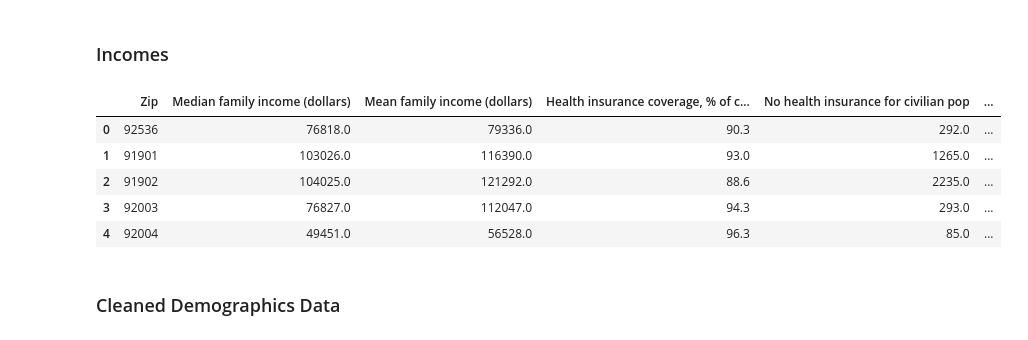
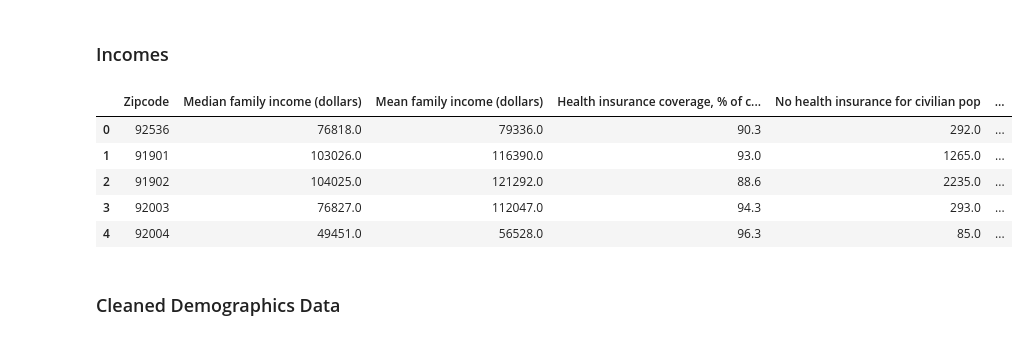
Before and after one commit to renaldyh27/COVID-Cool-for-School, a Jupyter notebook: Everything Cleaned.ipynb, the cells around one changed output. Drawn from its saved outputs; the diff is of its cells as text; code cells hidden in the pictures.

```diff
--- a/Everything Cleaned.ipynb
+++ b/Everything Cleaned.ipynb
@@ -207,35 +207,35 @@ incomes_clean["Households with income $0-34,999"] = (incomes_classes["Hholds wit
                                                + incomes_classes["Hholds with income $10,000 to $14,999#number"]
                                                + incomes_classes["Hholds with income $15,000 to $24,999#number"]
                                                + incomes_classes["Hholds with income $25,000 to $34,999#number"]
                                               )
 incomes_clean["Households with income $35,000-99,999"] = (incomes_classes["Hholds with income $35,000 to $49,999#number"]
                                                + incomes_classes["Hholds with income $50,000 to $74,999#number"]
                                                + incomes_classes["Hholds with income $75,000 to $99,999#number"]
                                               )
 incomes_clean["Households with income $100,000+"] = (incomes_classes["Hholds with income $100,000 to $149,999#number"]
                                                + incomes_classes["Hholds with income $150,000 to $199,999#number"]
                                                + incomes_classes["Hholds with income $200,000 or more#number"]
                                               )
 incomes_clean = incomes_clean.drop(["Hholds with income Less than $10,000#number",
          'Hholds with income $10,000 to $14,999#number',
          'Hholds with income $15,000 to $24,999#number',
          'Hholds with income $25,000 to $34,999#number',
          'Hholds with income $35,000 to $49,999#number',
          'Hholds with income $50,000 to $74,999#number',
          'Hholds with income $75,000 to $99,999#number',
          'Hholds with income $100,000 to $149,999#number',
          'Hholds with income $150,000 to $199,999#number',
          'Hholds with income $200,000 or more#number',], axis=1)
 incomes_clean = incomes_clean.rename(columns={'Median family income (dollars)#number': 'Median family income (dollars)',
                                              'Mean family income (dollars)#number' :'Mean family income (dollars)',
                                              'Health insurance coverage, % of civilian pop#number':'Health insurance coverage, % of civilian pop',
                                              'No health insurance for civil pop#number': 'No health insurance for civilian pop',
                                              'No health insurance coverage, %#number': 'No health insurance coverage %',
                                              'Worked at home#number': 'Worked at home',
-                                             'ZIP': 'Zip'})
+                                             'ZIP': 'Zipcode'})
 incomes_clean.head(5)
 # %% [output]
-|  | Zip | Median family income (dollars) | Mean family income (dollars) | Health insurance coverage, % of c... | No health insurance for civilian pop | ... |
+|  | Zipcode | Median family income (dollars) | Mean family income (dollars) | Health insurance coverage, % of c... | No health insurance for civilian pop | ... |
 | 0 | 92536 | 76818.0 | 79336.0 | 90.3 | 292.0 | ... |
 | 1 | 91901 | 103026.0 | 116390.0 | 93.0 | 1265.0 | ... |
 | 2 | 91902 | 104025.0 | 121292.0 | 88.6 | 2235.0 | ... |
```
Also changed, not shown: parts of 6 cells of this notebook.
